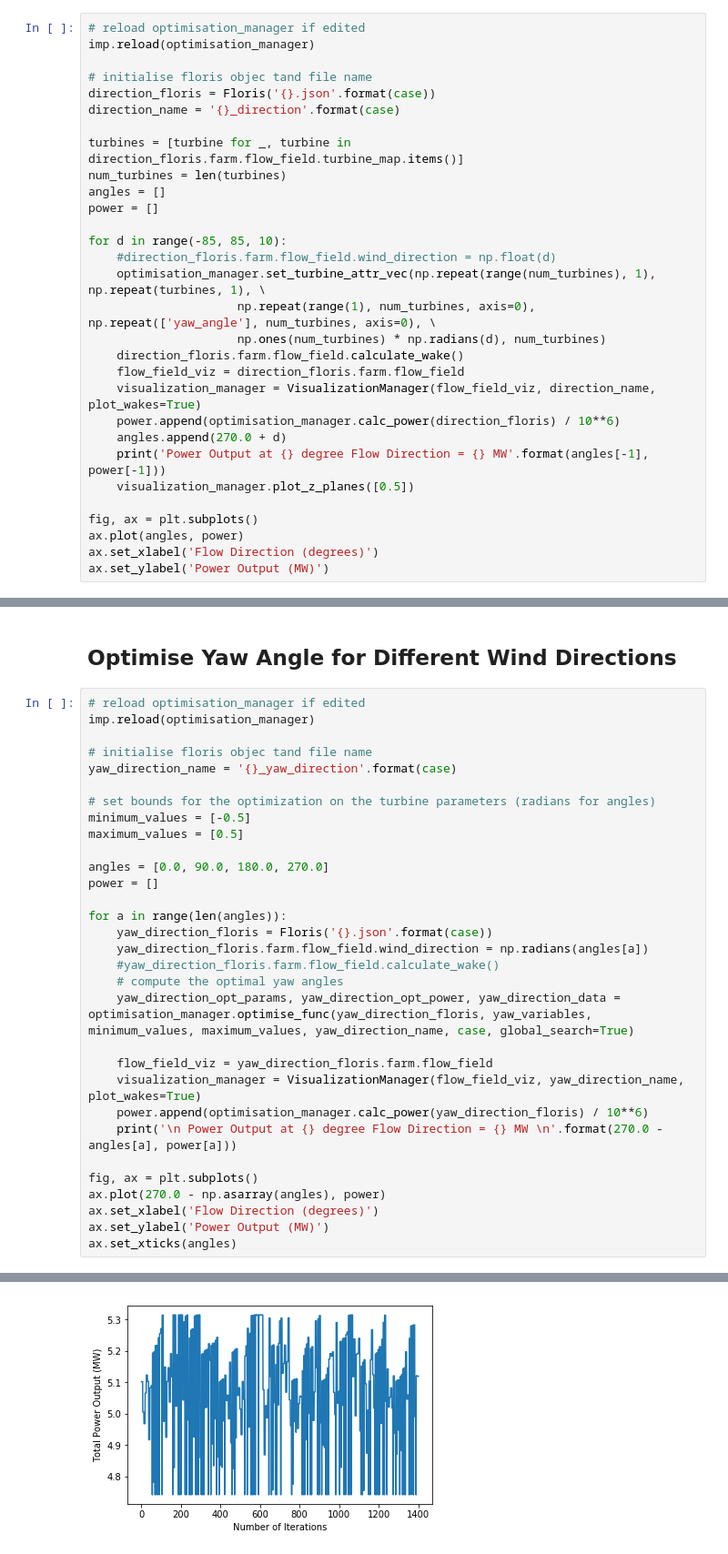
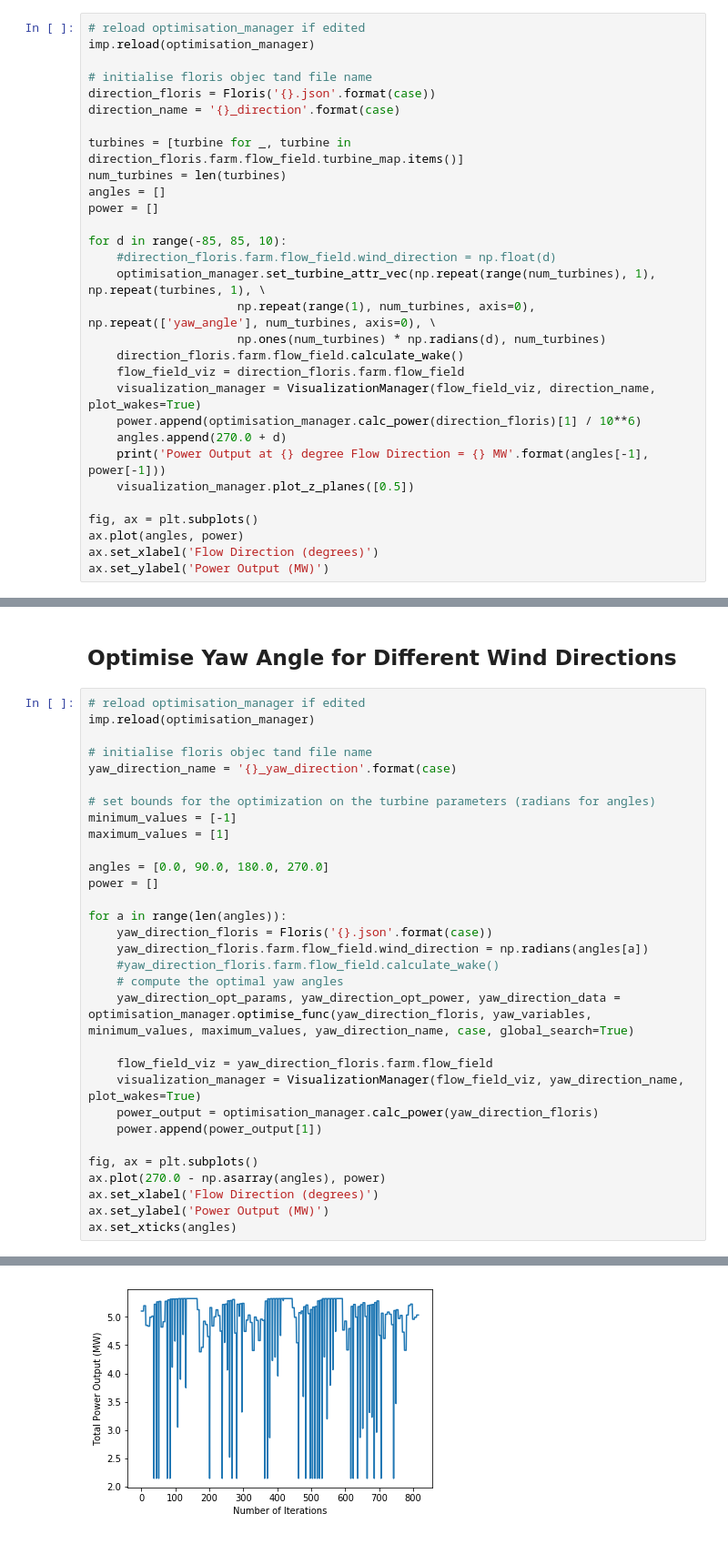
Before and after one commit to ImperialCollegeLondon/OpenWAKE, a Jupyter notebook: imperial_floris/examples/Imperial FLORIS Notebook.ipynb, the cells around one changed output, grey strips where cells are left out. Shown at 91% size. Cells and saved outputs as stored; diff of their text form.

```diff
--- a/imperial_floris/examples/Imperial FLORIS Notebook.ipynb
+++ b/imperial_floris/examples/Imperial FLORIS Notebook.ipynb
@@ -236,7 +258,7 @@ for d in range(-85, 85, 10):
     direction_floris.farm.flow_field.calculate_wake()
     flow_field_viz = direction_floris.farm.flow_field
     visualization_manager = VisualizationManager(flow_field_viz, direction_name, plot_wakes=True)
-    power.append(optimisation_manager.calc_power(direction_floris) / 10**6)
+    power.append(optimisation_manager.calc_power(direction_floris)[1] / 10**6)
     angles.append(270.0 + d)
     print('Power Output at {} degree Flow Direction = {} MW'.format(angles[-1], power[-1]))
     visualization_manager.plot_z_planes([0.5])
@@ -269,8 +291,8 @@ imp.reload(optimisation_manager)
 yaw_direction_name = '{}_yaw_direction'.format(case)
 
 # set bounds for the optimization on the turbine parameters (radians for angles)
-minimum_values = [-0.5]
-maximum_values = [0.5]
+minimum_values = [-1]
+maximum_values = [1]
 
 angles = [0.0, 90.0, 180.0, 270.0]
 power = []
@@ -284,8 +306,8 @@ for a in range(len(angles)):
 
     flow_field_viz = yaw_direction_floris.farm.flow_field
     visualization_manager = VisualizationManager(flow_field_viz, yaw_direction_name, plot_wakes=True)
-    power.append(optimisation_manager.calc_power(yaw_direction_floris) / 10**6)
-    print('\n Power Output at {} degree Flow Direction = {} MW \n'.format(270.0 - angles[a], power[a]))
+    power_output = optimisation_manager.calc_power(yaw_direction_floris)
+    power.append(power_output[1])
 
 fig, ax = plt.subplots()
 ax.plot(270.0 - np.asarray(angles), power)
@@ -313 +335 @@ Time to optimise wake = 13.165885925292969 s
-[figure, old version]
+[figure, new version]
```
Also changed, not shown: parts of 7 cells of this notebook, 35 other files.
